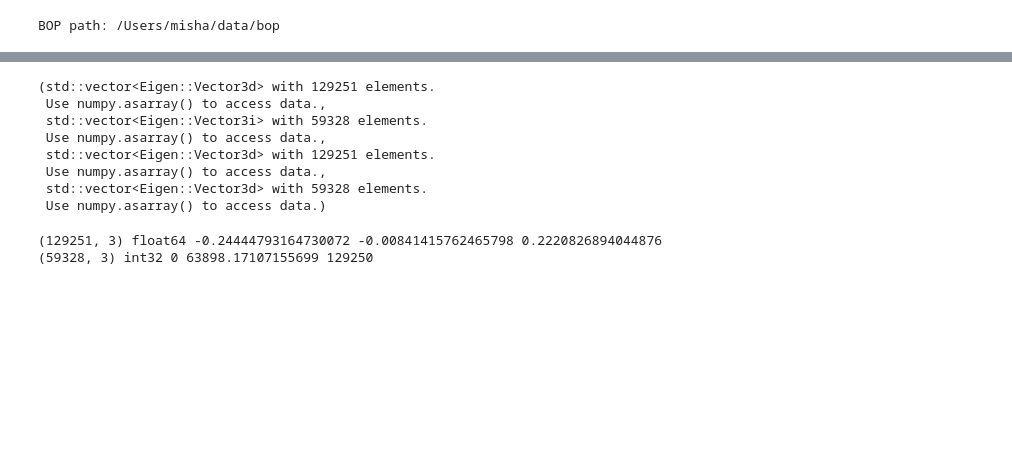
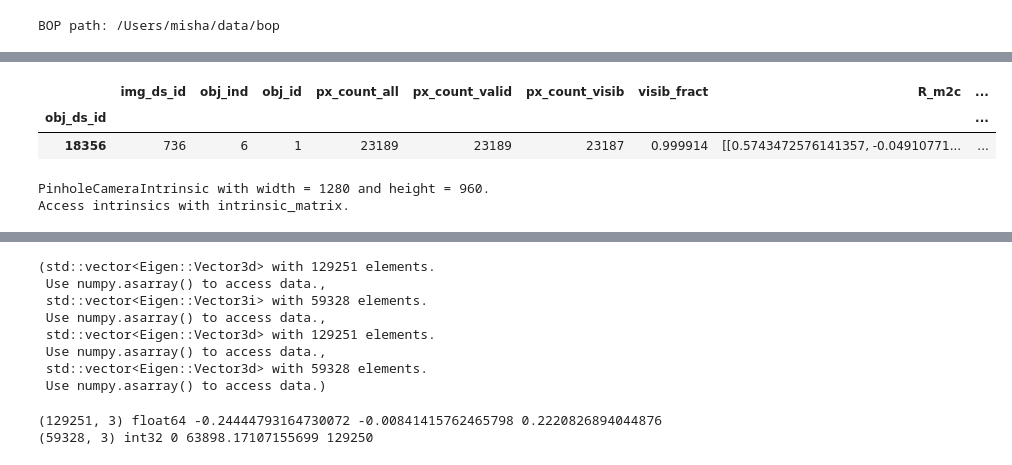
Before and after one commit to greenlet/sdp, a Jupyter notebook: notebooks/test_open3d.ipynb, the cells around one changed output, grey strips where cells are left out. Cells and saved outputs as stored; diff of their text form; code cells hidden in the pictures; blank space fills up the shorter version.

```diff
--- a/notebooks/test_open3d.ipynb
+++ b/notebooks/test_open3d.ipynb
@@ -25,0 +71,14 @@ BOP path: /Users/misha/data/bop
+# %%
+dfo = gt.df_obj
+dfo
+# %% [output]
+|  | img_ds_id | obj_ind | obj_id | px_count_all | px_count_valid | px_count_visib | visib_fract | R_m2c | ... |
+| obj_ds_id |  |  |  |  |  |  |  |  | ... |
+| 18356 | 736 | 6 | 1 | 23189 | 23189 | 23187 | 0.999914 | [[0.5743472576141357, -0.04910771... | ... |
+# %%
+ri, ro = dfi.iloc[0], dfo.iloc[0]
+cam_int = o3d.camera.PinholeCameraIntrinsic(ri['img_width'], ri['img_height'], ri['cam_K'])
+cam_int
+# %% [output]
+PinholeCameraIntrinsic with width = 1280 and height = 960.
+Access intrinsics with intrinsic_matrix.
```
Also changed, not shown: parts of 19 cells of this notebook, 14 other files.
